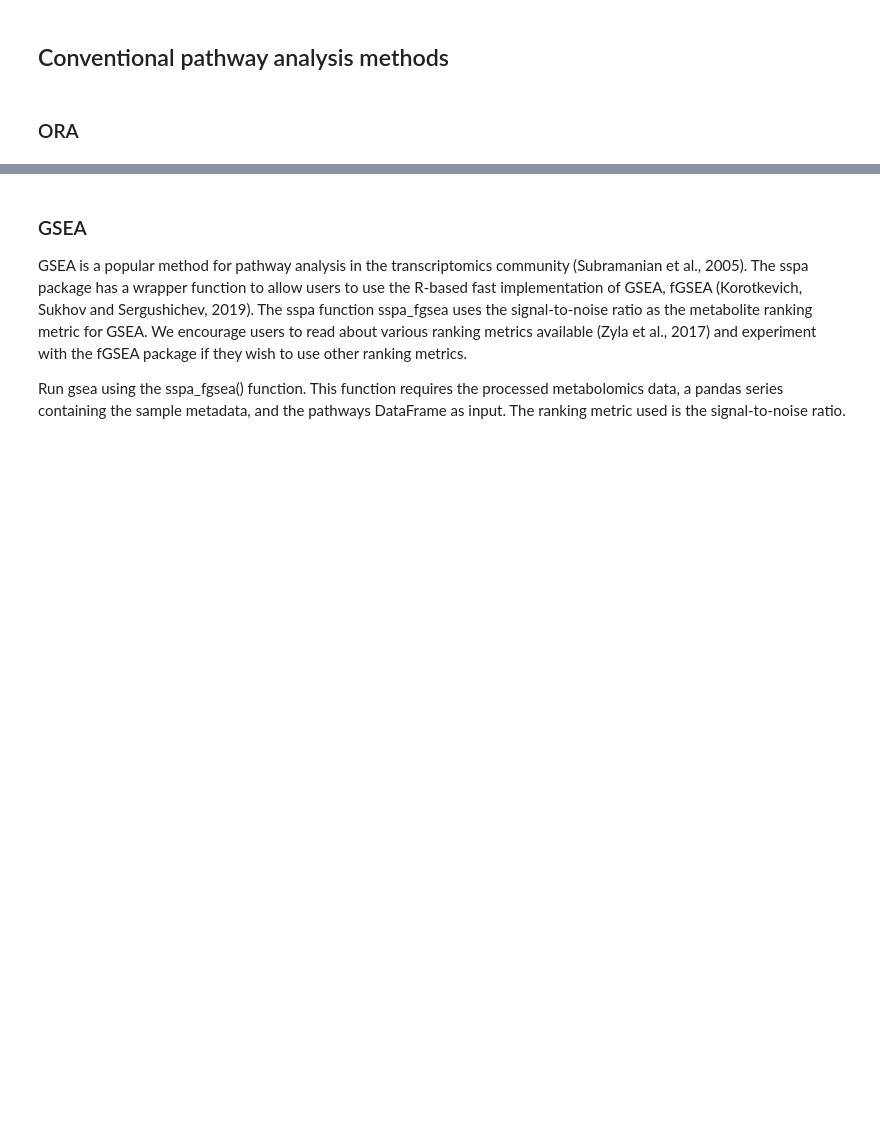
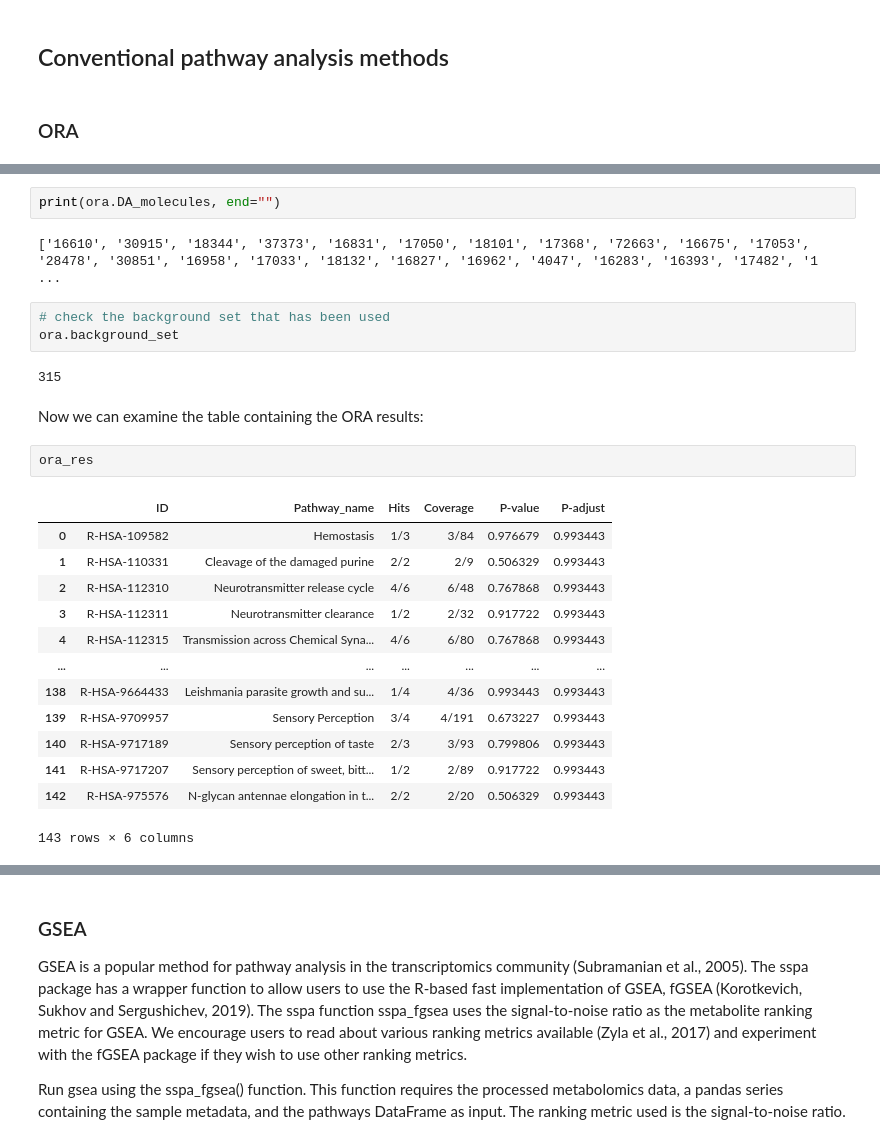
Before and after one commit to cwieder/py-ssPA, a Jupyter notebook: sspa_walkthrough.ipynb, the cells around one changed output, grey strips where cells are left out. Cells and saved outputs as stored; diff of their text form; blank space fills up the shorter version.

```diff
--- a/sspa_walkthrough.ipynb
+++ b/sspa_walkthrough.ipynb
@@ -223,3 +261,30 @@ See the caveats in the documentation: https://pandas.pydata.org/pandas-docs/stab
+# %%
+print(ora.DA_molecules, end="")
+# %% [output]
+['16610', '30915', '18344', '37373', '16831', '17050', '18101', '17368', '72663', '16675', '17053', '28478', '30851', '16958', '17033', '18132', '16827', '16962', '4047', '16283', '16393', '17482', '1 ...
+# %%
+# check the background set that has been used
+ora.background_set
+# %% [output]
+315
+# %% [markdown]
+Now we can examine the table containing the ORA results:
+# %%
+ora_res
+# %% [output]
+|  | ID | Pathway_name | Hits | Coverage | P-value | P-adjust |
+| 0 | R-HSA-109582 | Hemostasis | 1/3 | 3/84 | 0.976679 | 0.993443 |
+| 1 | R-HSA-110331 | Cleavage of the damaged purine | 2/2 | 2/9 | 0.506329 | 0.993443 |
+| 2 | R-HSA-112310 | Neurotransmitter release cycle | 4/6 | 6/48 | 0.767868 | 0.993443 |
+| 3 | R-HSA-112311 | Neurotransmitter clearance | 1/2 | 2/32 | 0.917722 | 0.993443 |
+| 4 | R-HSA-112315 | Transmission across Chemical Syna... | 4/6 | 6/80 | 0.767868 | 0.993443 |
+| ... | ... | ... | ... | ... | ... | ... |
+| 138 | R-HSA-9664433 | Leishmania parasite growth and su... | 1/4 | 4/36 | 0.993443 | 0.993443 |
+| 139 | R-HSA-9709957 | Sensory Perception | 3/4 | 4/191 | 0.673227 | 0.993443 |
+| 140 | R-HSA-9717189 | Sensory perception of taste | 2/3 | 3/93 | 0.799806 | 0.993443 |
+| 141 | R-HSA-9717207 | Sensory perception of sweet, bitt... | 1/2 | 2/89 | 0.917722 | 0.993443 |
+| 142 | R-HSA-975576 | N-glycan antennae elongation in t... | 2/2 | 2/20 | 0.506329 | 0.993443 |
+143 rows × 6 columns
 # %%
 ora_res.sort_values(by="P-value")
 # %% [output]
```
Also changed, not shown: parts of 7 cells of this notebook, 4 other files.
